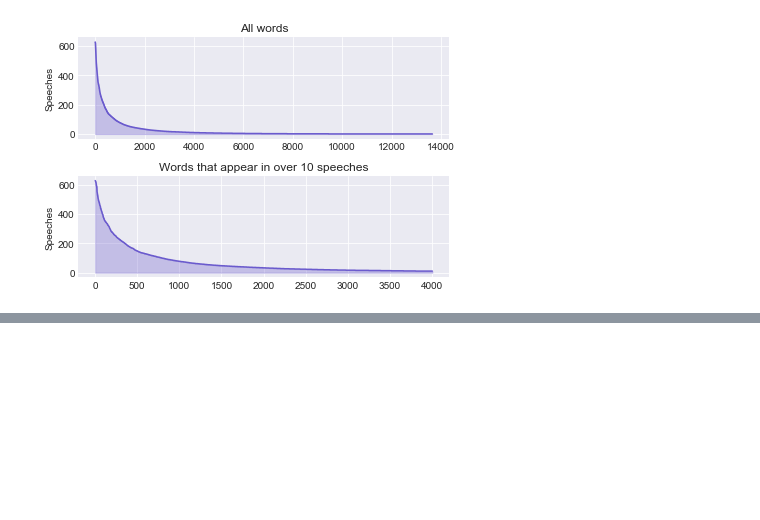
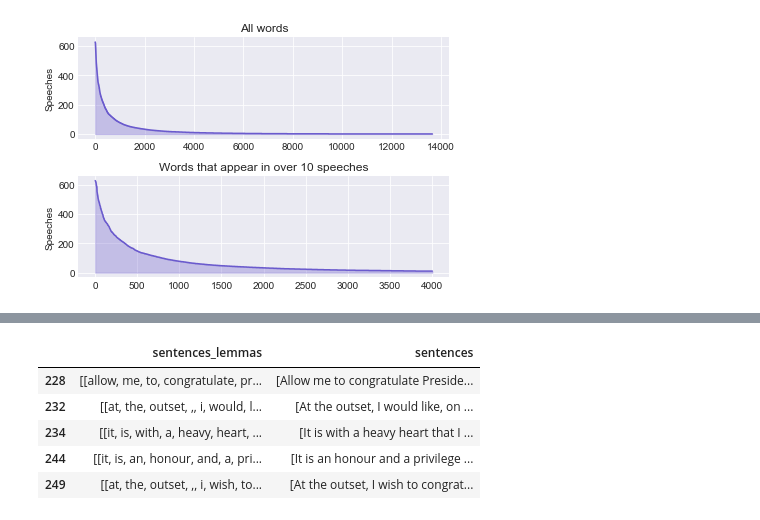
Before and after one commit to MNgocho/Projects, a Jupyter notebook: Topic modelling.ipynb, the cells around one changed output, grey strips where cells are left out. Drawn from its saved outputs; the diff is of its cells as text; code cells hidden in the pictures; blank space fills up the shorter version.

```diff
--- a/Topic modelling.ipynb
+++ b/Topic modelling.ipynb
@@ -109,8 +107,8 @@ df[['text','lemmatized_tokens','lemmatized_text']].head()
 # %%
 # For each word count in how many documents does it appear:
 
-texts = df.lemmatized_tokens.tolist() # I will be working on lemmatized words
-all_words = list(set(df.lemmatized_tokens.sum())) # All unique words
+texts = data.lemmatized_tokens.tolist() # I will be working on lemmatized words
+all_words = list(set(data.lemmatized_tokens.sum())) # All unique words
 
 texts = [list(set(t)) for t in texts] # Unique words in each text
 word_in_texts = {} # keys=unique words, values=the number of texts in which they appear
@@ -173,0 +293,27 @@ print(columnize([str(x) for x in wit_10[0::25]])) # for a prettier display,
+# %%
+
+
+
+# I will need to split each speech into sentences.
+# For compatibility with my lists of words,
+# I lowercased and lemmatized all words in sentences.
+def to_sentences_lemmas(text):
+    sentences = sent_tokenize(text.lower()) # returns a list of sentences
+    # Lemmatize each word:
+    lemmatizer = nltk.stem.WordNetLemmatizer()
+    lemmas = [[lemmatizer.lemmatize(word) for word in word_tokenize(sentence)]
+              for sentence in sentences]
+    return lemmas
+
+# a list of sentences in which each sentence is itself a list:
+data['sentences_lemmas'] = data.text.apply(to_sentences_lemmas)
+# a list of sentences in a continous form:
+data['sentences'] = data.text.str.replace('\n+',' ').apply(sent_tokenize)
+data[['sentences_lemmas','sentences']].head()
+# %% [output]
+|  | sentences_lemmas | sentences |
+| 228 | [[allow, me, to, congratulate, pr... | [Allow me to congratulate Preside... |
+| 232 | [[at, the, outset, ,, i, would, l... | [At the outset, I would like, on ... |
+| 234 | [[it, is, with, a, heavy, heart, ... | [It is with a heavy heart that I ... |
+| 244 | [[it, is, an, honour, and, a, pri... | [It is an honour and a privilege ... |
+| 249 | [[at, the, outset, ,, i, wish, to... | [At the outset, I wish to congrat... |
```
Also changed, not shown: parts of 18 cells of this notebook.
